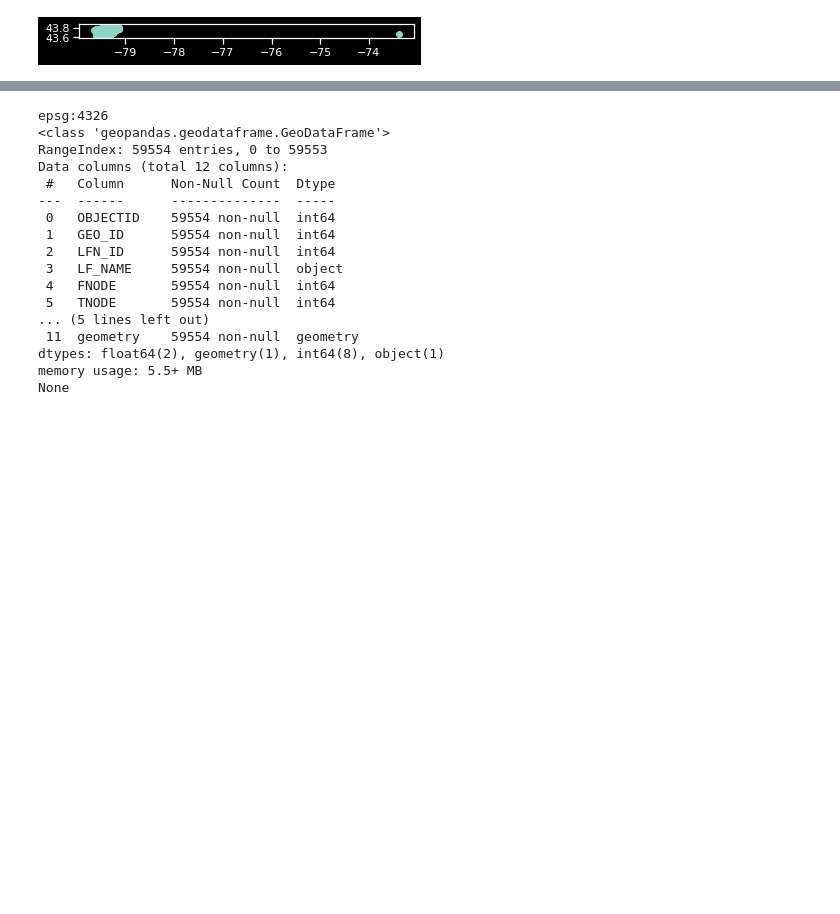
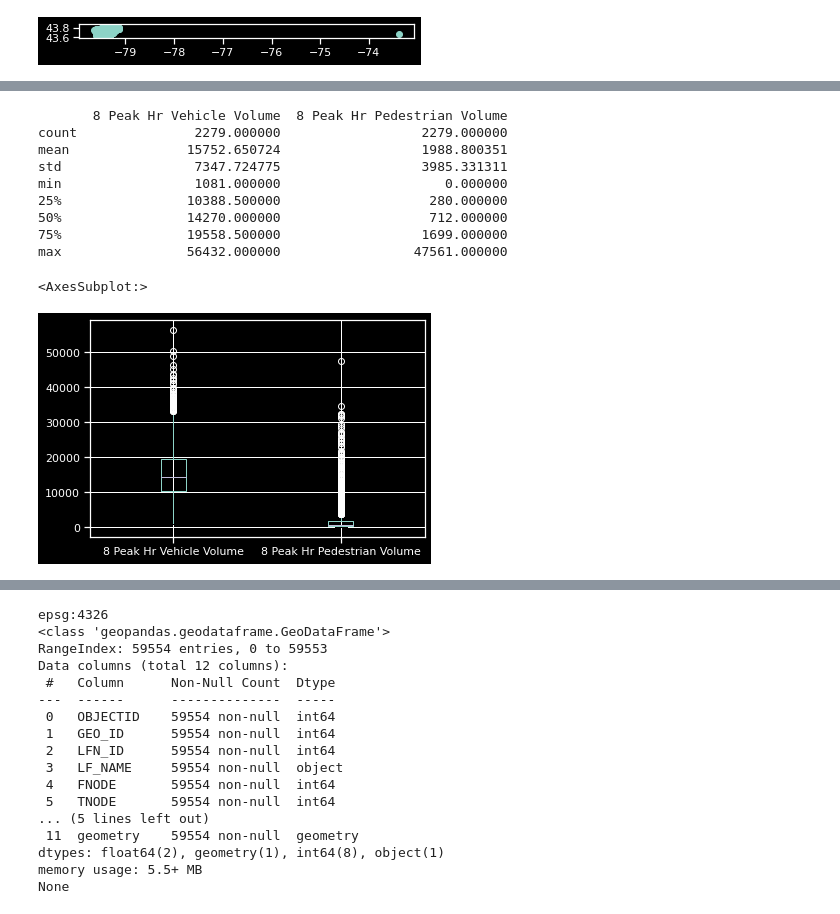
Before and after one commit to KeaganHRankin/Cycle-Classifier, a Jupyter notebook: edanalysis/eda_intersection_volume.ipynb, the cells around one changed output, grey strips where cells are left out. Drawn from its saved outputs; the diff is of its cells as text; code cells hidden in the pictures; blank space fills up the shorter version.

```diff
--- a/edanalysis/eda_intersection_volume.ipynb
+++ b/edanalysis/eda_intersection_volume.ipynb
@@ -116,0 +120,16 @@ intersections_gpd.plot()
+# %%
+# Look for outliers in the peak volume data.
+print(intersections_gpd[['8 Peak Hr Vehicle Volume','8 Peak Hr Pedestrian Volume']].describe())
+intersections_gpd[['8 Peak Hr Vehicle Volume','8 Peak Hr Pedestrian Volume']].boxplot()
+# %% [output]
+       8 Peak Hr Vehicle Volume  8 Peak Hr Pedestrian Volume
+count               2279.000000                  2279.000000
+mean               15752.650724                  1988.800351
+std                 7347.724775                  3985.331311
+min                 1081.000000                     0.000000
+25%                10388.500000                   280.000000
+50%                14270.000000                   712.000000
+75%                19558.500000                  1699.000000
+max                56432.000000                 47561.000000
+<AxesSubplot:>
+[figure, added]
```
Also changed, not shown: parts of 19 cells of this notebook, 1 other file.
